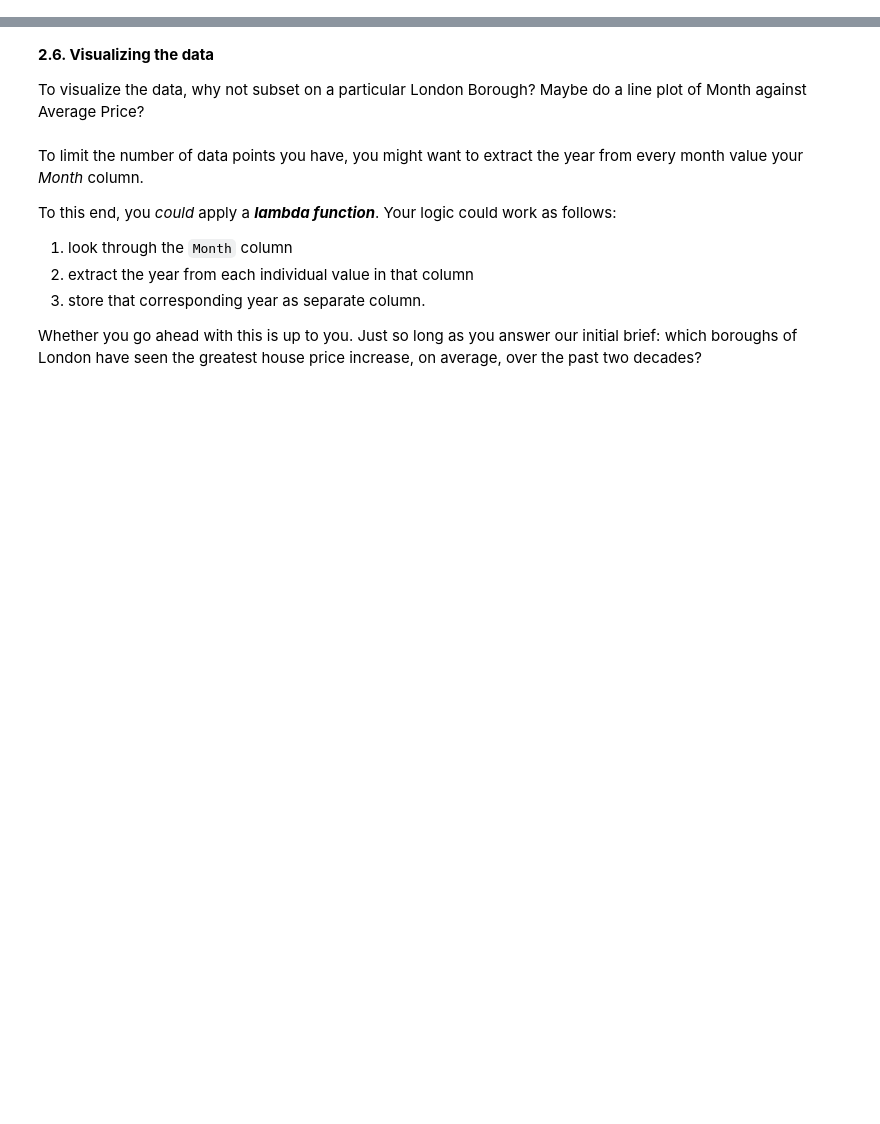
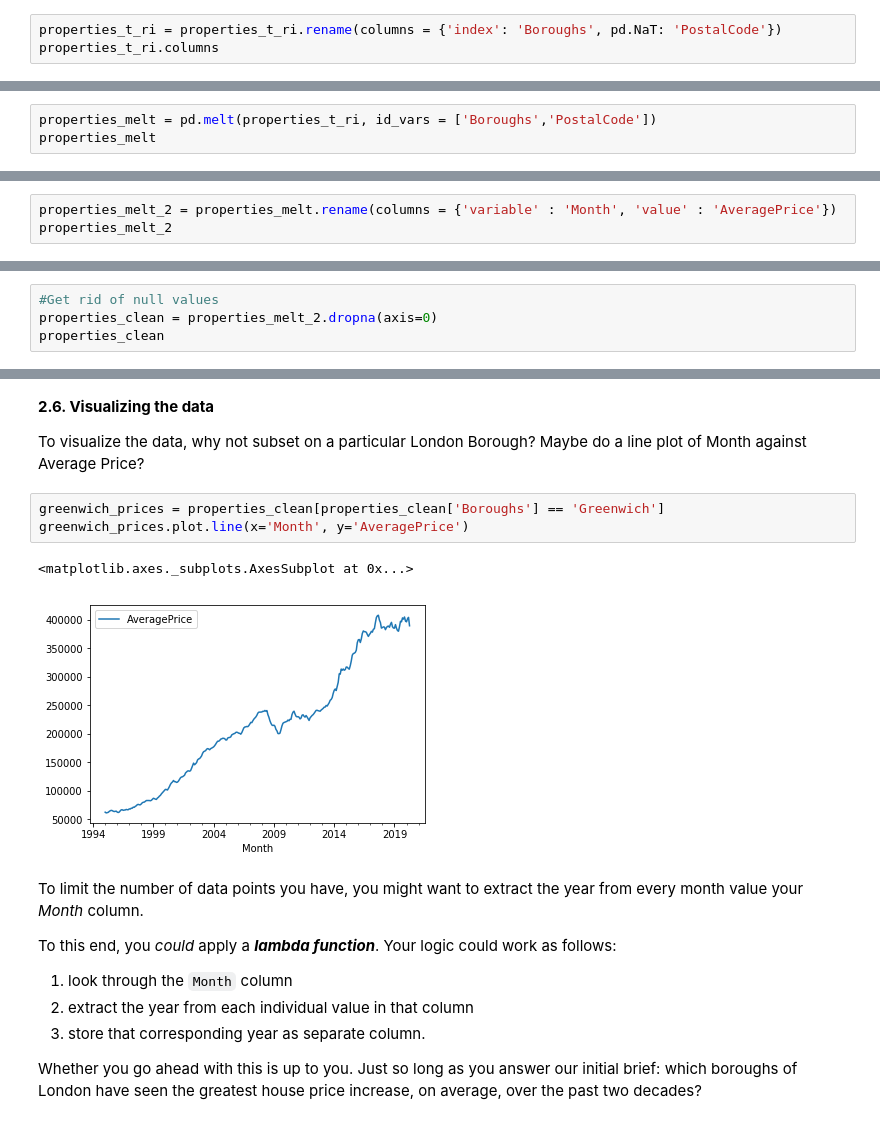
Before and after one commit to smaxwell953/Springboard_DSC_Career_Track, a Jupyter notebook: 04.03_Unit_4_Challenge_-_Tier_3.ipynb, the cells around one changed output, grey strips where cells are left out. Cells and saved outputs as stored; diff of their text form; blank space fills up the shorter version.

```diff
--- a/04.03_Unit_4_Challenge_-_Tier_3.ipynb
+++ b/04.03_Unit_4_Challenge_-_Tier_3.ipynb
@@ -245,0 +179,3 @@ t_properties
+# %%
+properties_t_ri = properties_t_ri.rename(columns = {'index': 'Boroughs', pd.NaT: 'PostalCode'})
+properties_t_ri.columns
@@ -249,3 +196,6 @@ t_properties
 Remember what Wes McKinney said about tidy data?
 
 You might need to **melt** your DataFrame here.
+# %%
+properties_melt = pd.melt(properties_t_ri, id_vars = ['Boroughs','PostalCode'])
+properties_melt
@@ -251,0 +221,3 @@ You might need to **melt** your DataFrame here.
+# %%
+properties_melt_2 = properties_melt.rename(columns = {'variable' : 'Month', 'value' : 'AveragePrice'})
+properties_melt_2
@@ -257,3 +271,7 @@ Remember to make sure your column data types are all correct. Average prices, fo
 Do we have an equal number of observations in the ID, Average Price, Month, and London Borough columns? Remember that there are only 32 London Boroughs. How many entries do you have in that column?
 
 Check out the contents of the London Borough column, and if you find null values, get rid of them however you see fit.
+# %%
+#Get rid of null values
+properties_clean = properties_melt_2.dropna(axis=0)
+properties_clean
@@ -261,6 +298,12 @@ Check out the contents of the London Borough column, and if you find null values
 **2.6. Visualizing the data**
 
 To visualize the data, why not subset on a particular London Borough? Maybe do a line plot of Month against Average Price?
+# %%
+greenwich_prices = properties_clean[properties_clean['Boroughs'] == 'Greenwich']
+greenwich_prices.plot.line(x='Month', y='AveragePrice')
+# %% [output]
+<matplotlib.axes._subplots.AxesSubplot at 0x...>
+[figure, added]
 # %% [markdown]
 To limit the number of data points you have, you might want to extract the year from every month value your *Month* column.
 
```
Also changed, not shown: parts of 17 cells of this notebook.
